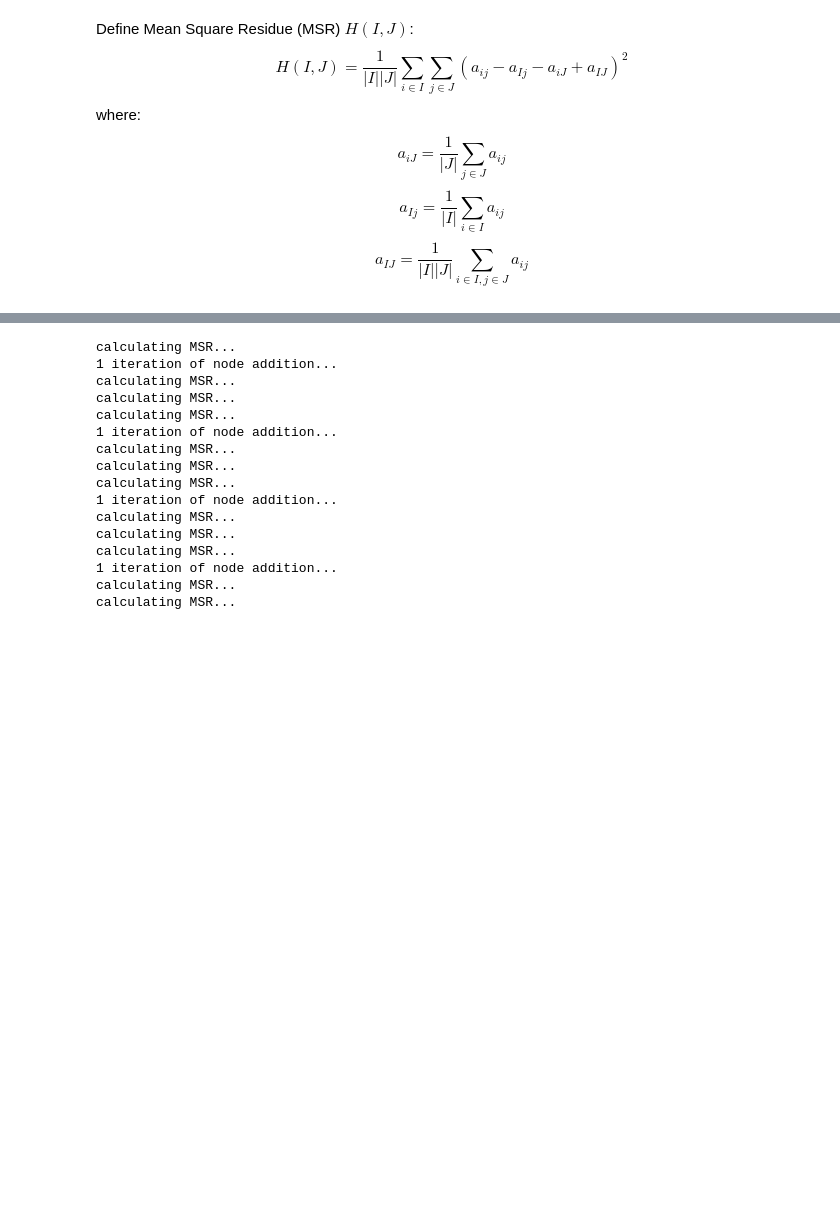
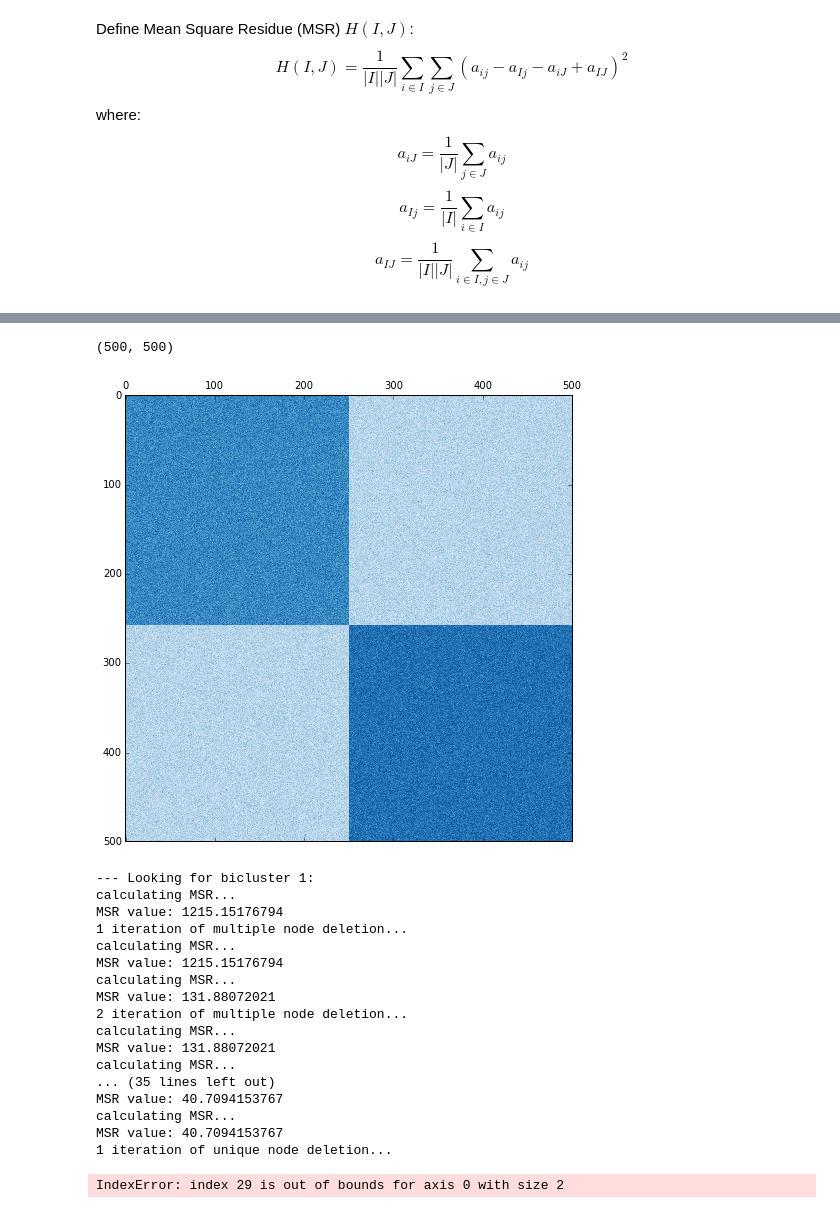
Before and after one commit to lucasbrunialti/biclustering-experiments, a Jupyter notebook: BiclusteringTest.ipynb, the cells around one changed output, grey strips where cells are left out. Cells and saved outputs as stored; diff of their text form; code cells hidden in the pictures; blank space fills up the shorter version.

```diff
--- a/BiclusteringTest.ipynb
+++ b/BiclusteringTest.ipynb
@@ -260,37 +264,50 @@ def add_nodes(data, orig_data, alpha, I, J):
 def mask(data, I, J):
     for i in I:
         for j in J:
-            data[i,j] = random.random()
+            data[i,j] = random.random()*10
     return data
 # %%
 # %debug
+
+
 def find_biclusters(data, delta, alpha, num_biclusters, num_iterations=1):
 #     import pdb; pdb.set_trace()
+#     f, axarr = plt.subplots(2, 1)
+
     biclusters = []
-    A_line = data.copy()
     for i in range(num_biclusters):
-        (C,I,J) = remove_multiple_nodes(A_line, delta, alpha)
-        D = add_nodes(C, A_line, alpha, I, J)
-        biclusters.append(D)
-        A = mask(A_line, D[1], D[2])
+        print data.shape
+        plt.matshow(data, cmap=plt.cm.Blues, vmin=min_value, vmax=max_value)
+        plt.show()
+        print "--- Looking for bicluster %s:" % (i+1)
+        (C,I,J) = remove_multiple_nodes(data, delta, alpha)
+        #D = add_nodes(C, A_line, alpha, I, J)
+        biclusters.append(C.copy())
+        plt.matshow(C, cmap=plt.cm.Blues, vmin=min_value, vmax=max_value)
+        plt.show()
+        A_line = mask(data, I, J)
     return biclusters
 
-num_biclusters = 4
-biclusters = find_biclusters(data, 400, 1.2, num_biclusters)
+num_biclusters = 2
+biclusters = find_biclusters(data, 1.0, 1.0, num_biclusters)
 # %% [output]
-calculating MSR...
-1 iteration of node addition...
-calculating MSR...
-calculating MSR...
-calculating MSR...
-1 iteration of node addition...
-calculating MSR...
-calculating MSR...
-calculating MSR...
-1 iteration of node addition...
-calculating MSR...
-calculating MSR...
-calculating MSR...
-1 iteration of node addition...
-calculating MSR...
-calculating MSR...
+(500, 500)
+[figure, added]
+--- Looking for bicluster 1:
+calculating MSR...
+MSR value: 1215.15176794
+1 iteration of multiple node deletion...
+calculating MSR...
+MSR value: 1215.15176794
+calculating MSR...
+MSR value: 131.88072021
+2 iteration of multiple node deletion...
+calculating MSR...
+MSR value: 131.88072021
+calculating MSR...
+... (35 lines left out)
+MSR value: 40.7094153767
+calculating MSR...
+MSR value: 40.7094153767
+1 iteration of unique node deletion...
+IndexError: index 29 is out of bounds for axis 0 with size 2
```
Also changed, not shown: parts of 8 cells of this notebook.
